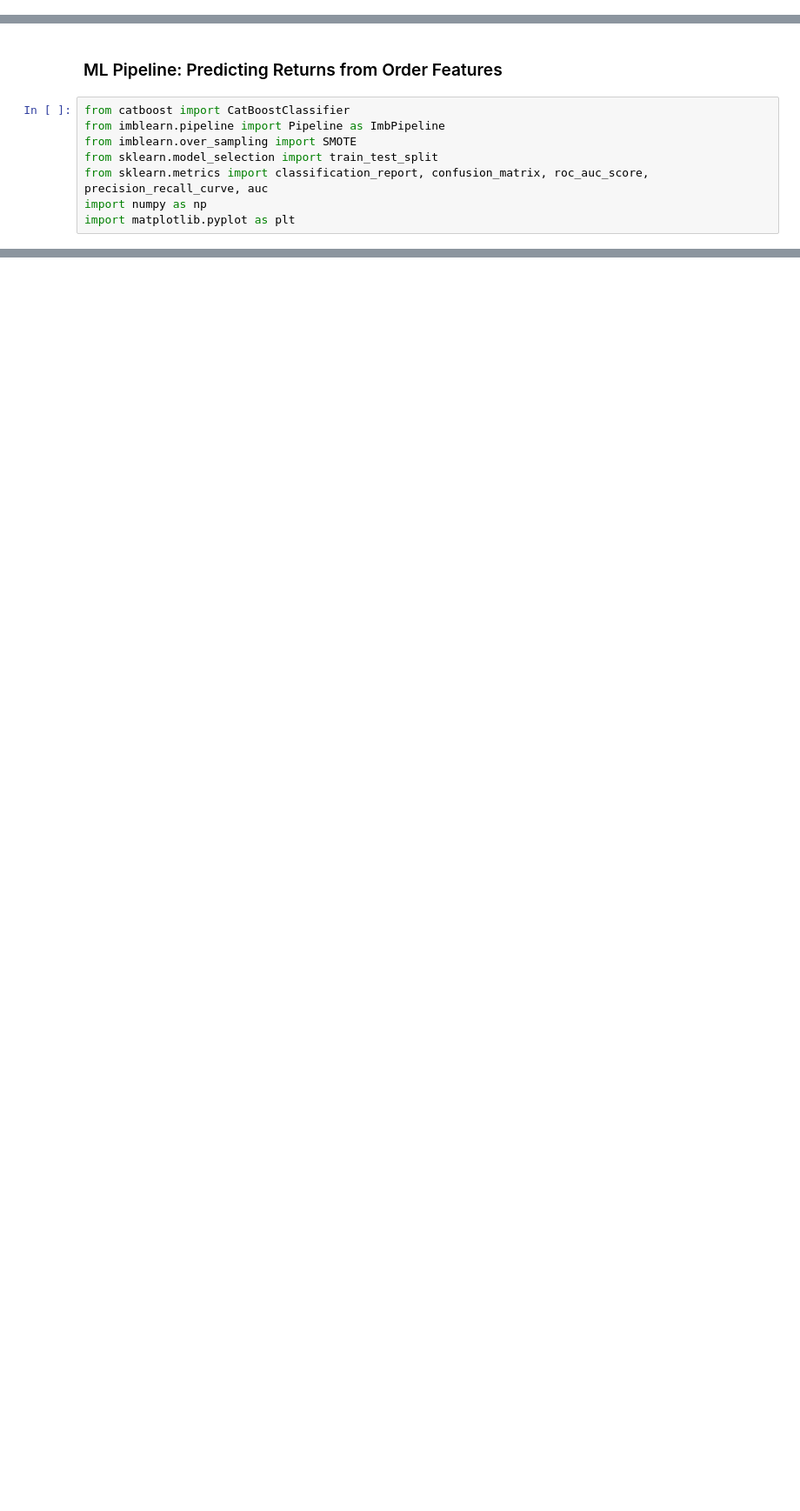
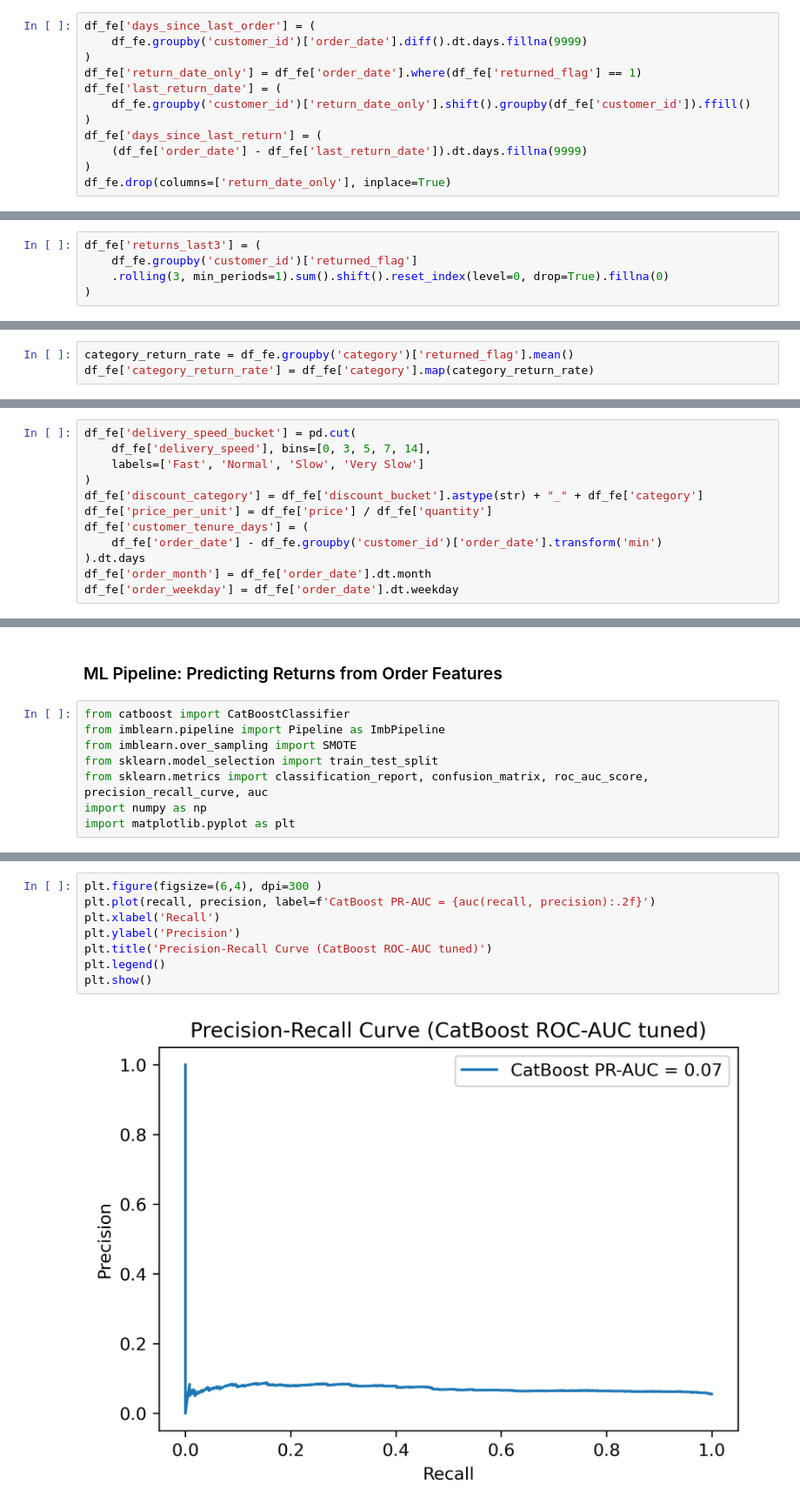
Before and after one commit to clemweb3/E-commerce-Data-Insights-Dashboard, a Jupyter notebook: ecommerce_bi_dashboard.ipynb, the cells around one changed output, grey strips where cells are left out. Shown at 87% size. Cells and saved outputs as stored; diff of their text form; blank space fills up the shorter version.

Commit message:
documentation refined and aligned for tableau charts. Business insights were also refined. Last commit for the notebook.

```diff
--- a/ecommerce_bi_dashboard.ipynb
+++ b/ecommerce_bi_dashboard.ipynb
@@ -297,0 +330,12 @@ Sample columns: ['order_id', 'customer_id', 'product_id', 'category', 'price', '
+# %%
+df_fe['days_since_last_order'] = (
+    df_fe.groupby('customer_id')['order_date'].diff().dt.days.fillna(9999)
+)
+df_fe['return_date_only'] = df_fe['order_date'].where(df_fe['returned_flag'] == 1)
+df_fe['last_return_date'] = (
+    df_fe.groupby('customer_id')['return_date_only'].shift().groupby(df_fe['customer_id']).ffill()
+)
+df_fe['days_since_last_return'] = (
+    (df_fe['order_date'] - df_fe['last_return_date']).dt.days.fillna(9999)
+)
+df_fe.drop(columns=['return_date_only'], inplace=True)
@@ -297,0 +348,5 @@ Sample columns: ['order_id', 'customer_id', 'product_id', 'category', 'price', '
+# %%
+df_fe['returns_last3'] = (
+    df_fe.groupby('customer_id')['returned_flag']
+    .rolling(3, min_periods=1).sum().shift().reset_index(level=0, drop=True).fillna(0)
+)
@@ -297,0 +359,3 @@ Sample columns: ['order_id', 'customer_id', 'product_id', 'category', 'price', '
+# %%
+category_return_rate = df_fe.groupby('category')['returned_flag'].mean()
+df_fe['category_return_rate'] = df_fe['category'].map(category_return_rate)
@@ -297,0 +368,12 @@ Sample columns: ['order_id', 'customer_id', 'product_id', 'category', 'price', '
+# %%
+df_fe['delivery_speed_bucket'] = pd.cut(
+    df_fe['delivery_speed'], bins=[0, 3, 5, 7, 14],
+    labels=['Fast', 'Normal', 'Slow', 'Very Slow']
+)
+df_fe['discount_category'] = df_fe['discount_bucket'].astype(str) + "_" + df_fe['category']
+df_fe['price_per_unit'] = df_fe['price'] / df_fe['quantity']
+df_fe['customer_tenure_days'] = (
+    df_fe['order_date'] - df_fe.groupby('customer_id')['order_date'].transform('min')
+).dt.days
+df_fe['order_month'] = df_fe['order_date'].dt.month
+df_fe['order_weekday'] = df_fe['order_date'].dt.weekday
@@ -490,0 +520,10 @@ df_processed.head()
+# %%
+plt.figure(figsize=(6,4), dpi=300 )
+plt.plot(recall, precision, label=f'CatBoost PR-AUC = {auc(recall, precision):.2f}')
+plt.xlabel('Recall')
+plt.ylabel('Precision')
+plt.title('Precision-Recall Curve (CatBoost ROC-AUC tuned)')
+plt.legend()
+plt.show()
+# %% [output]
+[figure, added]
```
Also changed, not shown: parts of 78 cells of this notebook, 3 other files.
